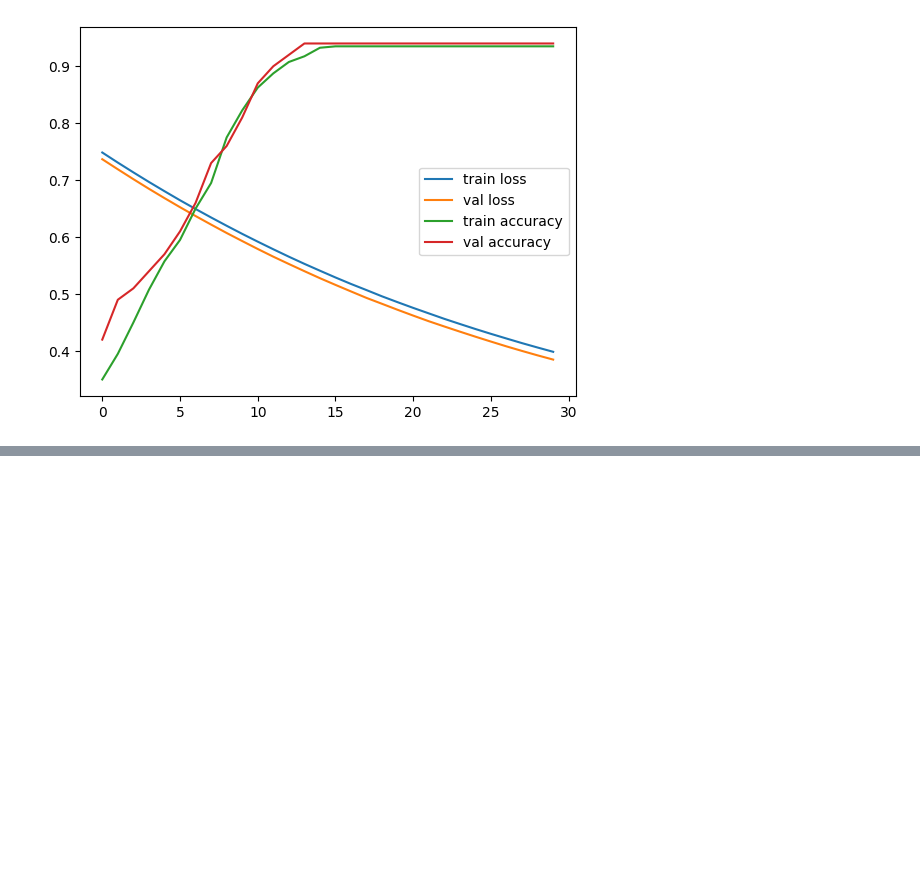
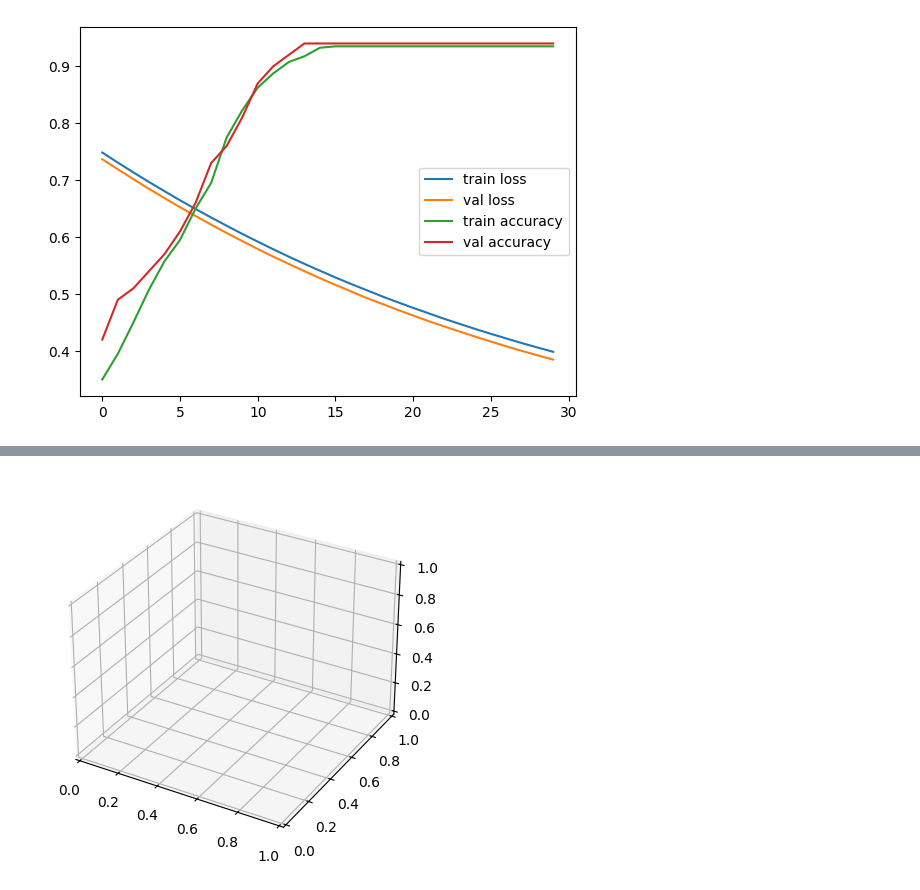
Before and after one commit to trupti2021/FirstGIT, a Jupyter notebook: NNCreditCardFraudulent.ipynb, the cells around one changed output, grey strips where cells are left out. Drawn from its saved outputs; the diff is of its cells as text; code cells hidden in the pictures; blank space fills up the shorter version.

```diff
--- a/NNCreditCardFraudulent.ipynb
+++ b/NNCreditCardFraudulent.ipynb
@@ -385,0 +403,8 @@ plt.show()
+# %%
+import matplotlib.pyplot as plt
+
+fig = plt.figure()
+ax = plt.axes(projection='3d')
+plt.show()
+# %% [output]
+[figure, added]
```
Also changed, not shown: parts of 1 cell of this notebook.
